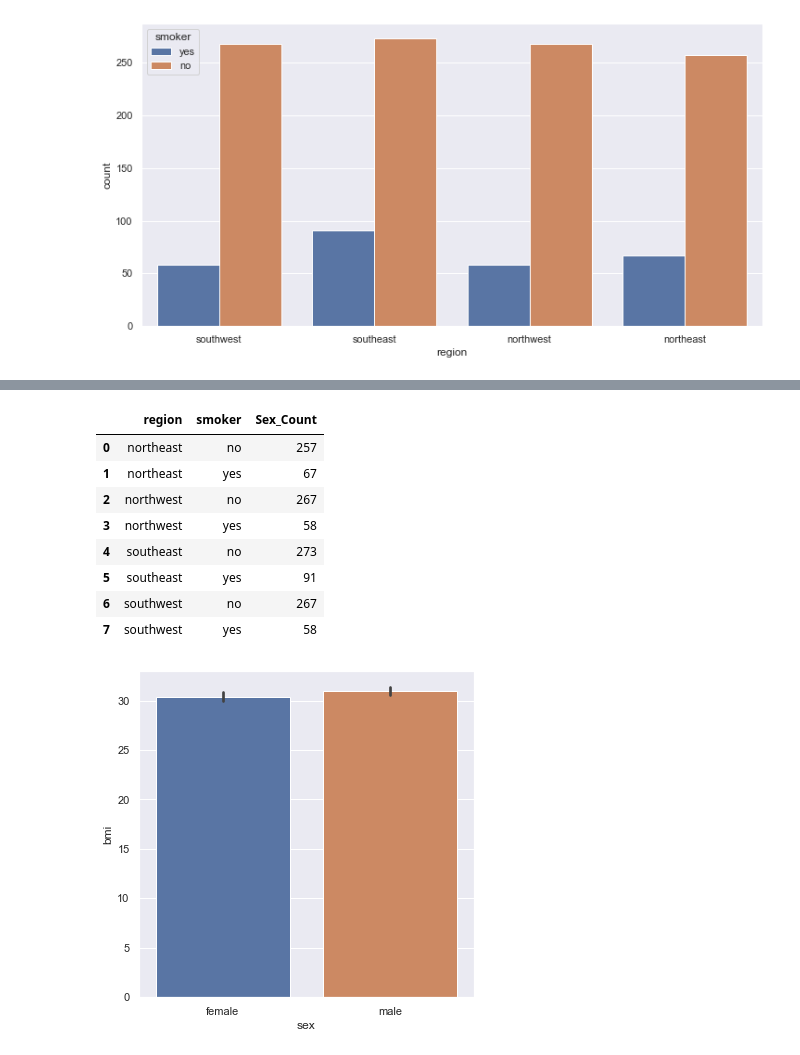
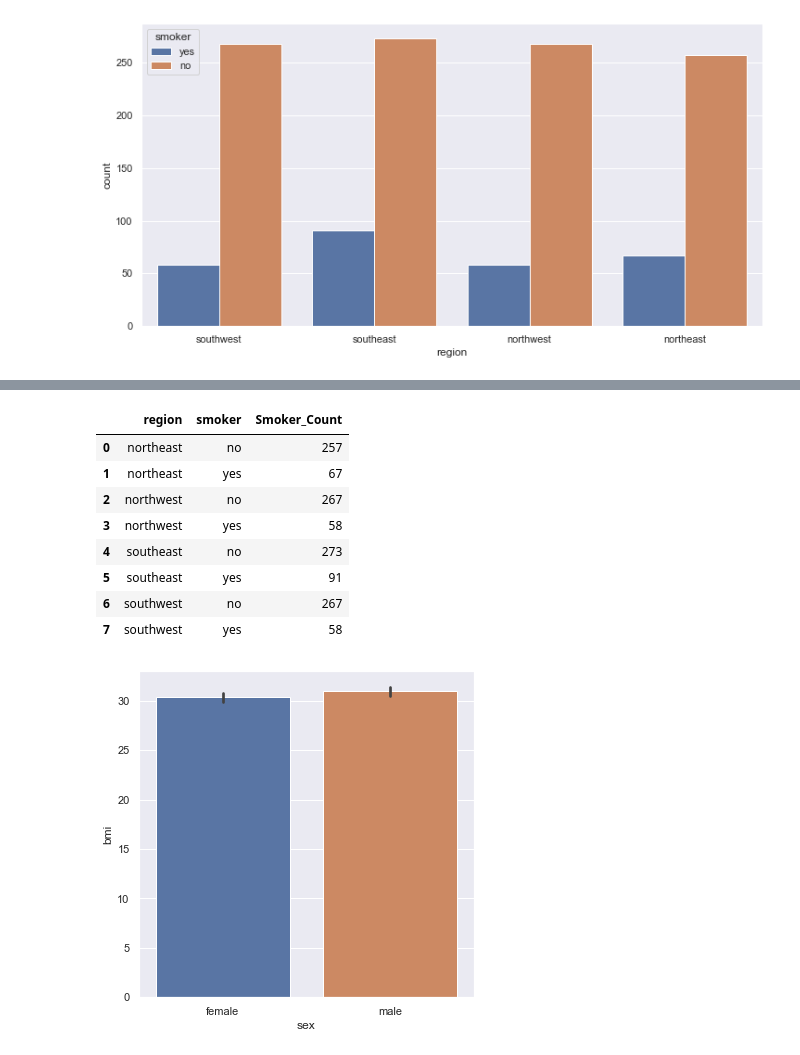
Before and after one commit to borhunsahin/kaggle-medical-cost-personal-analysis, a Jupyter notebook: main.ipynb, the cells around one changed output, grey strips where cells are left out. Drawn from its saved outputs; the diff is of its cells as text; code cells hidden in the pictures.

```diff
--- a/main.ipynb
+++ b/main.ipynb
@@ -113,7 +200,7 @@ sns.countplot(x="region",data=df,hue="smoker");
 # %%
-df.groupby(["region","smoker"]).agg(Sex_Count=("region","count")).reset_index()
+df.groupby(["region","smoker"]).agg(Smoker_Count=("region","count")).reset_index()
 # %% [output]
-|  | region | smoker | Sex_Count |
+|  | region | smoker | Smoker_Count |
 | 0 | northeast | no | 257 |
 | 1 | northeast | yes | 67 |
 | 2 | northwest | no | 267 |
```
Also changed, not shown: parts of 26 cells of this notebook.
